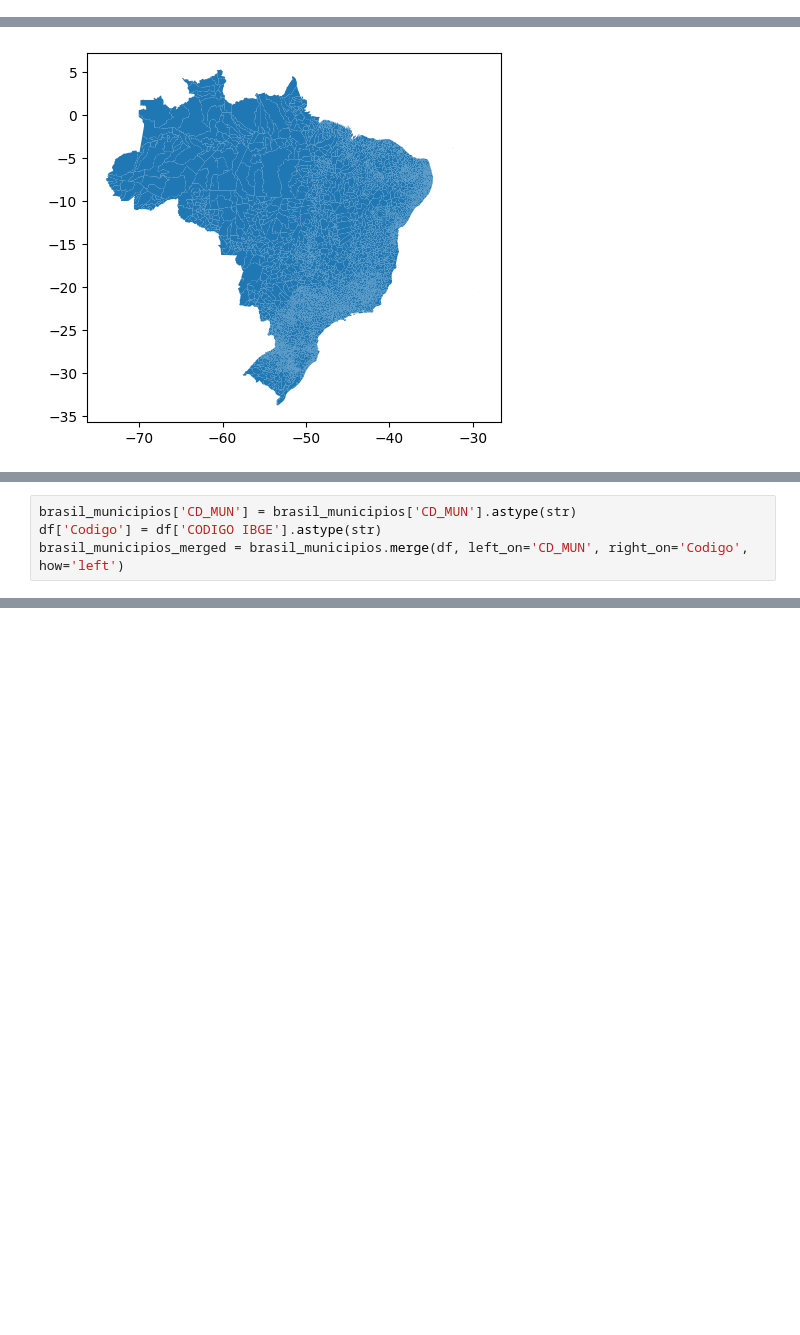
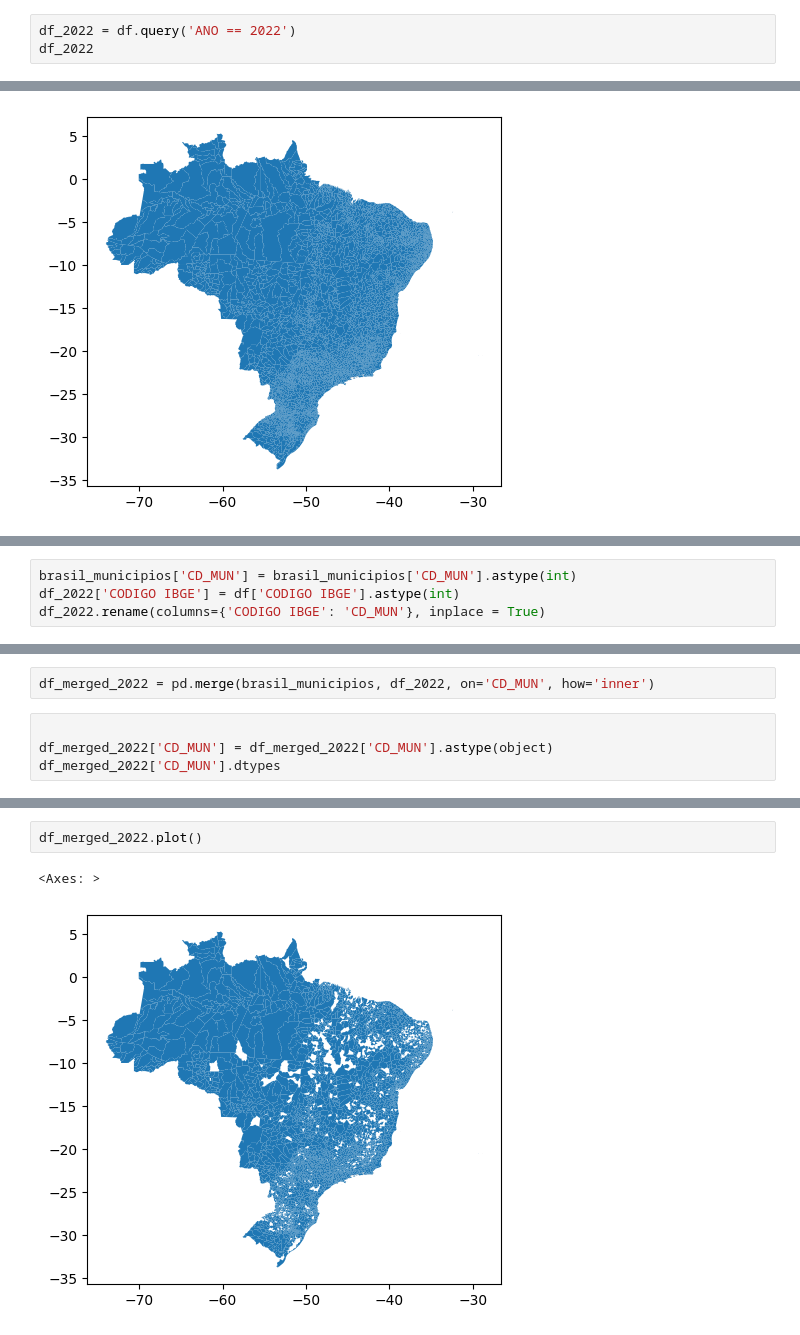
Before and after one commit to Marcosperrude/LCQAR, a Jupyter notebook: codigos/Untitled.ipynb, the cells around one changed output, grey strips where cells are left out. Cells and saved outputs as stored; diff of their text form; blank space fills up the shorter version.

```diff
--- a/codigos/Untitled.ipynb
+++ b/codigos/Untitled.ipynb
@@ -170 +127,4 @@ df
 132750 rows × 16 columns
+# %%
+df_2022 = df.query('ANO == 2022')
+df_2022
@@ -186,4 +155,4 @@ brasil_municipios.head()
 # %%
-brasil_municipios['CD_MUN'] = brasil_municipios['CD_MUN'].astype(str)
-df['Codigo'] = df['CODIGO IBGE'].astype(str)
-brasil_municipios_merged = brasil_municipios.merge(df, left_on='CD_MUN', right_on='Codigo', how='left')
+brasil_municipios['CD_MUN'] = brasil_municipios['CD_MUN'].astype(int)
+df_2022['CODIGO IBGE'] = df['CODIGO IBGE'].astype(int)
+df_2022.rename(columns={'CODIGO IBGE': 'CD_MUN'}, inplace = True)
@@ -191,0 +169,6 @@ brasil_municipios_merged.head()
+# %%
+df_merged_2022 = pd.merge(brasil_municipios, df_2022, on='CD_MUN', how='inner')
+# %%
+
+df_merged_2022['CD_MUN'] = df_merged_2022['CD_MUN'].astype(object)
+df_merged_2022['CD_MUN'].dtypes
@@ -191,0 +193,5 @@ brasil_municipios_merged.head()
+# %%
+df_merged_2022.plot()
+# %% [output]
+<Axes: >
+[figure, added]
```
Also changed, not shown: parts of 21 cells of this notebook.
